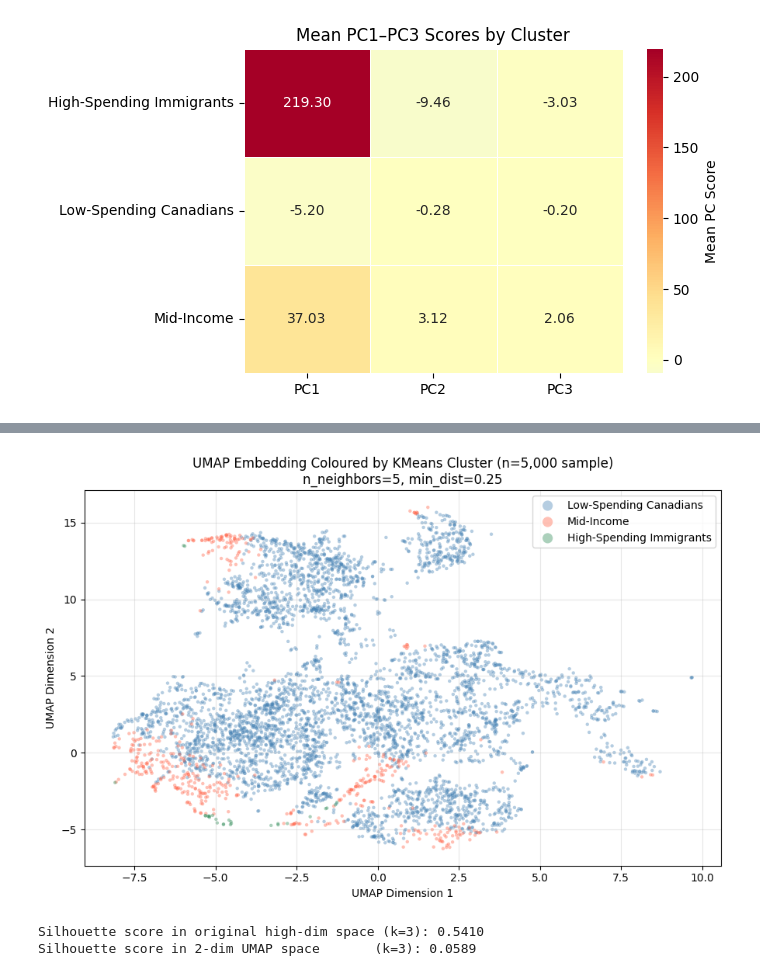
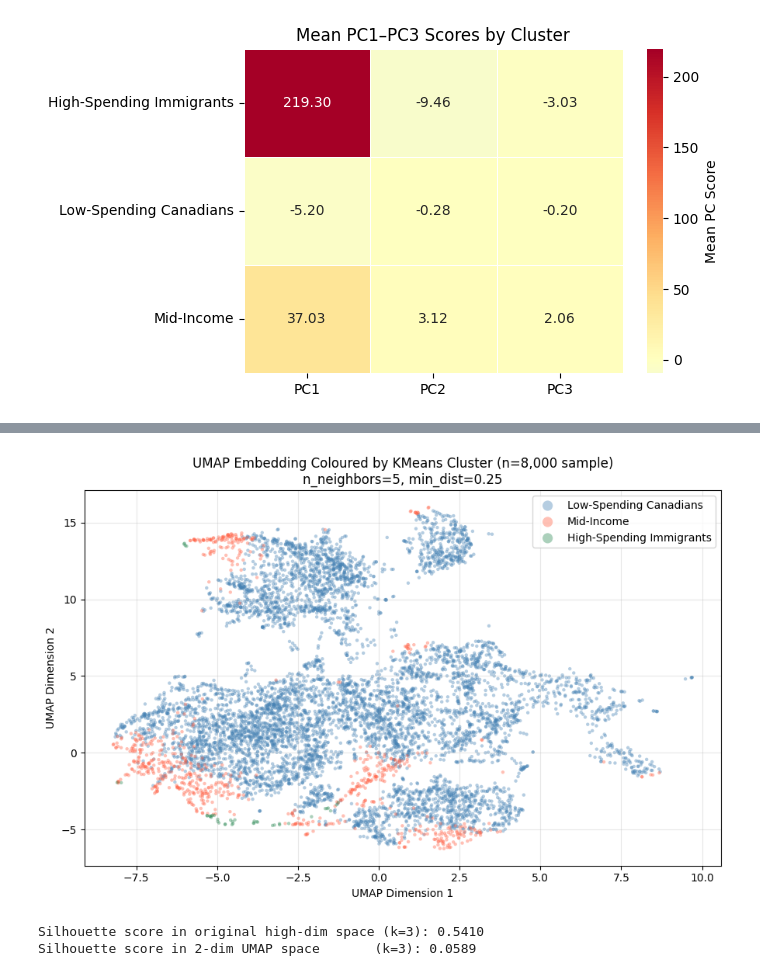
Before and after one commit to Astru5/DS3000, a Jupyter notebook: notebooks/unsupervised_learning.ipynb, the cells around one changed output, grey strips where cells are left out. Cells and saved outputs as stored; diff of their text form; code cells hidden in the pictures.

```diff
--- a/notebooks/unsupervised_learning.ipynb
+++ b/notebooks/unsupervised_learning.ipynb
@@ -577,29 +566,29 @@ KeyboardInterrupt:
 # %%
 # 2d) ii) UMAP scatter plot coloured by KMeans cluster labels
 
 # Sample for plot readability
 np.random.seed(42)
-plot_idx = np.random.choice(len(X_umap), size=5000, replace=False)
+plot_idx = np.random.choice(len(X_umap), size=8000, replace=False)
 
 fig, ax = plt.subplots(figsize=(9, 6))
 for cid, name in cluster_name_map.items():
     mask = cluster_labels[plot_idx] == cid
     ax.scatter(
         X_umap[plot_idx][mask, 0],
         X_umap[plot_idx][mask, 1],
         c=colors[cid], label=name, alpha=0.4, s=10, edgecolors='none'
     )
 
 ax.set_xlabel('UMAP Dimension 1')
 ax.set_ylabel('UMAP Dimension 2')
-ax.set_title(f'UMAP Embedding Coloured by KMeans Cluster (n=5,000 sample)\n'
+ax.set_title(f'UMAP Embedding Coloured by KMeans Cluster (n=8,000 sample)\n'
              f'n_neighbors={best_nn}, min_dist={best_md}')
 ax.legend(markerscale=3)
 ax.grid(True, alpha=0.3)
 plt.tight_layout()
 plt.show()
 # %% [output]
-[figure, old version]
+[figure, new version]
 # %%
 # 2d) iii) Silhouette score in 2D UMAP space vs original high-dimensional space
 
```
Also changed, not shown: parts of 4 cells of this notebook.
